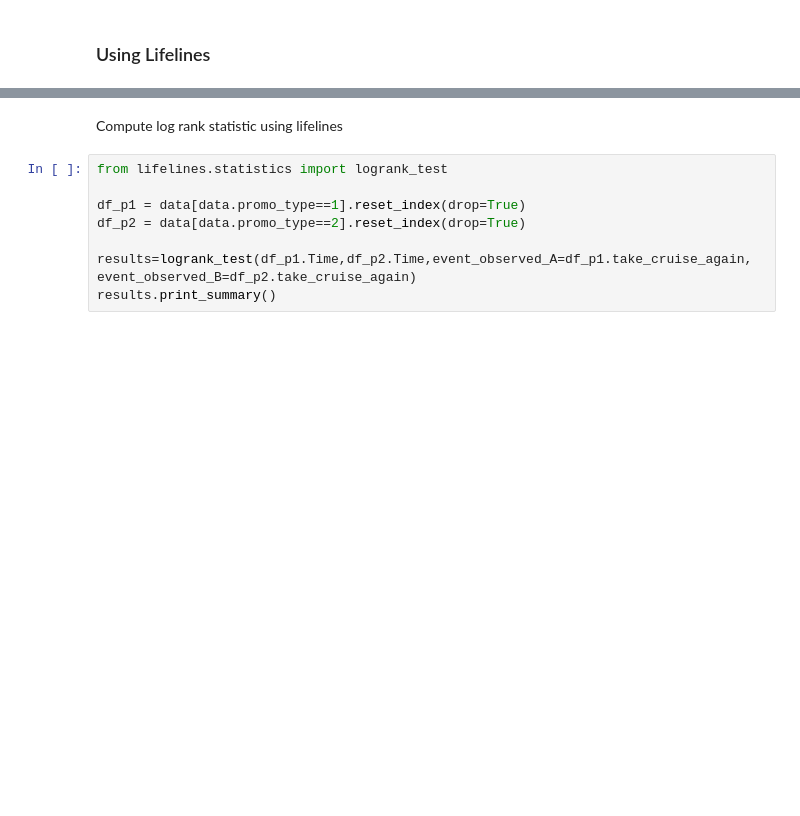
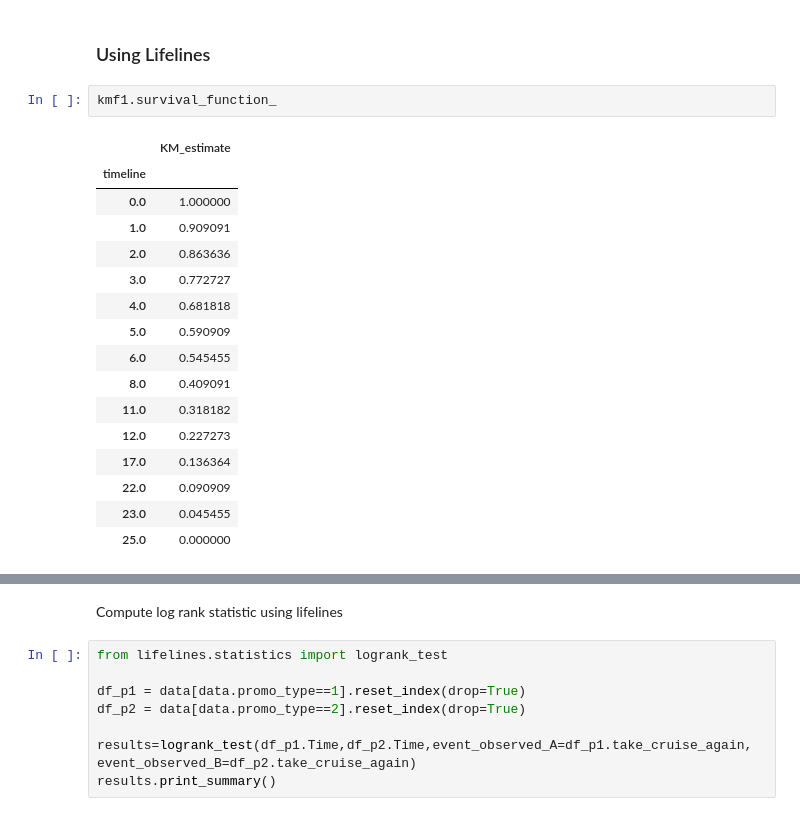
Before and after one commit to jiuyuanx/Data_Science_Product_Analytics, a Jupyter notebook: BA-Survival_Analysis_Cox_Regression/quiz2_Survival_LogRank/Quiz2_Spring2024_Solutions.ipynb, the cells around one changed output, grey strips where cells are left out. Saved outputs shown, nothing was run; the diff lists cells and outputs as text; blank space fills up the shorter version.

```diff
--- a/BA-Survival_Analysis_Cox_Regression/quiz2_Survival_LogRank/Quiz2_Spring2024_Solutions.ipynb
+++ b/BA-Survival_Analysis_Cox_Regression/quiz2_Survival_LogRank/Quiz2_Spring2024_Solutions.ipynb
@@ -389,5 +412,24 @@ plt.show()
 # %% [markdown]
 ### Using Lifelines
+# %%
+kmf1.survival_function_
+# %% [output]
+|  | KM_estimate |
+| timeline |  |
+| 0.0 | 1.000000 |
+| 1.0 | 0.909091 |
+| 2.0 | 0.863636 |
+| 3.0 | 0.772727 |
+| 4.0 | 0.681818 |
+| 5.0 | 0.590909 |
+| 6.0 | 0.545455 |
+| 8.0 | 0.409091 |
+| 11.0 | 0.318182 |
+| 12.0 | 0.227273 |
+| 17.0 | 0.136364 |
+| 22.0 | 0.090909 |
+| 23.0 | 0.045455 |
+| 25.0 | 0.000000 |
 # %%
 # Create the object for our method :
 kmf1 = KaplanMeierFitter()
```
Also changed, not shown: parts of 6 cells of this notebook, 11 other files.
